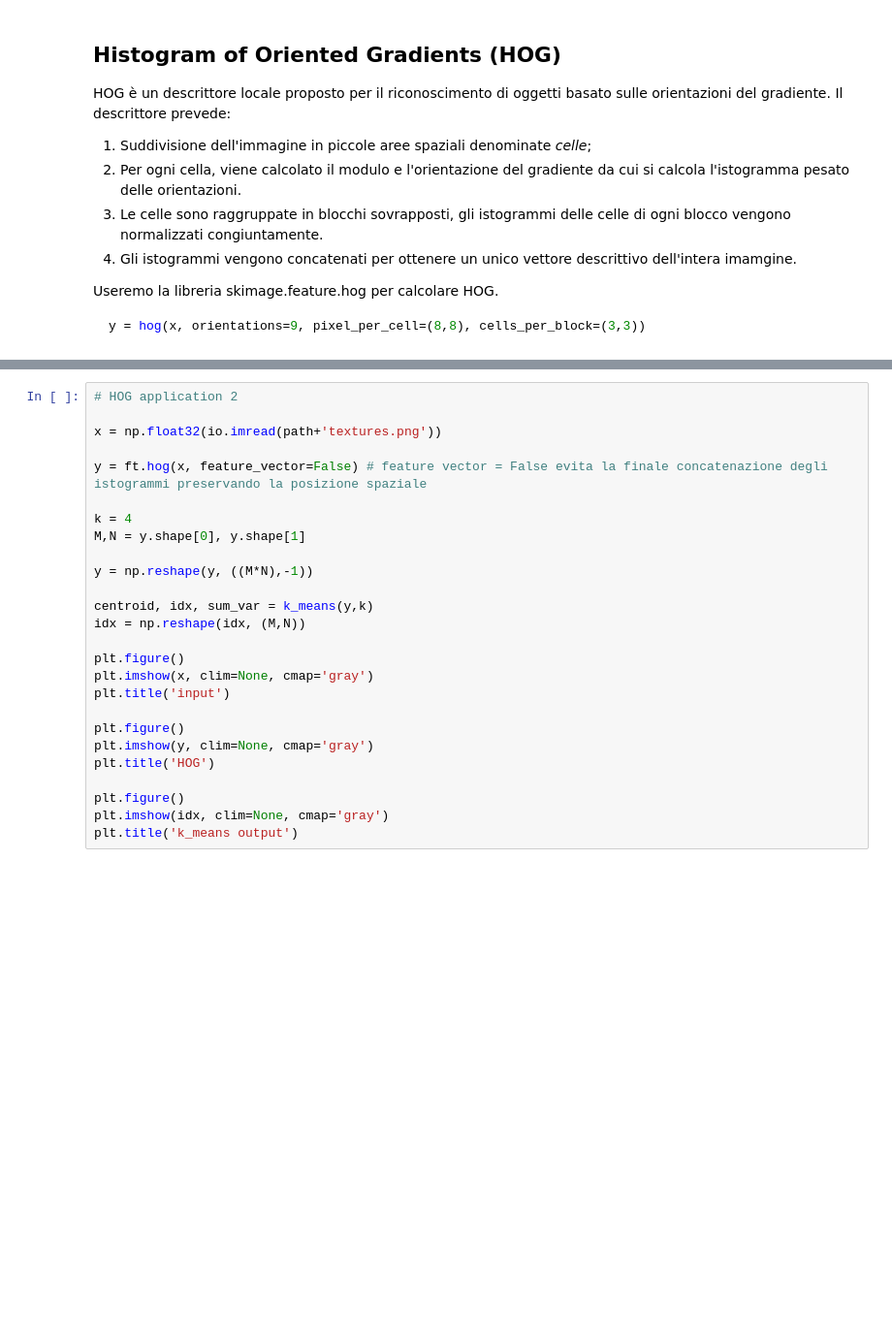
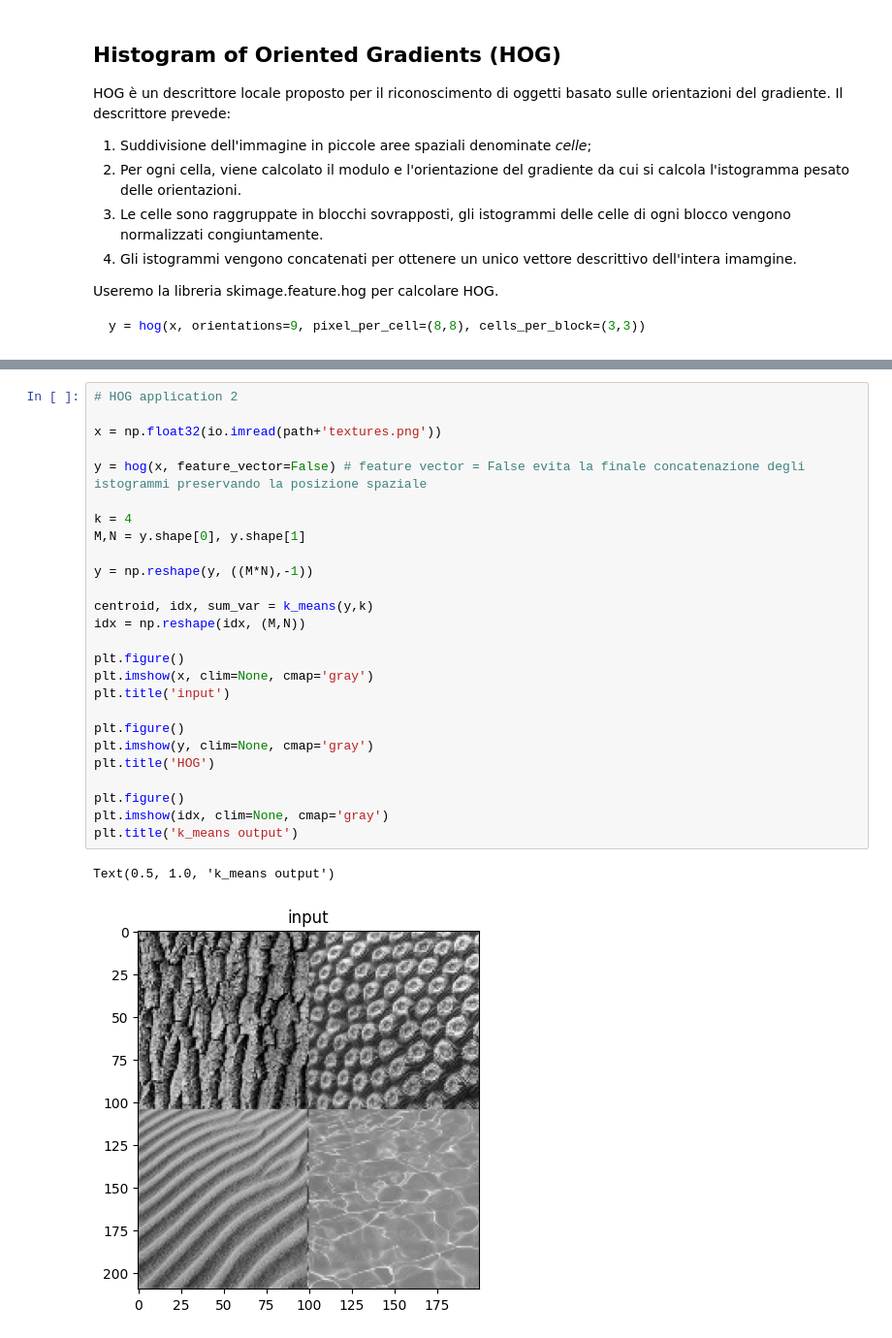
Before and after one commit to roccolr/ESM, a Jupyter notebook: esercitazioni/esercitazione_7/teoria.ipynb, the cells around one changed output, grey strips where cells are left out. Shown at 97% size. Cells and saved outputs as stored; diff of their text form; blank space fills up the shorter version.

```diff
--- a/esercitazioni/esercitazione_7/teoria.ipynb
+++ b/esercitazioni/esercitazione_7/teoria.ipynb
@@ -92,26 +101,29 @@ plt.show()
 # %%
 # HOG application 2
 
 x = np.float32(io.imread(path+'textures.png'))
 
-y = ft.hog(x, feature_vector=False) # feature vector = False evita la finale concatenazione degli istogrammi preservando la posizione spaziale
+y = hog(x, feature_vector=False) # feature vector = False evita la finale concatenazione degli istogrammi preservando la posizione spaziale
 
 k = 4
 M,N = y.shape[0], y.shape[1]
 
 y = np.reshape(y, ((M*N),-1))
 
 centroid, idx, sum_var = k_means(y,k)
 idx = np.reshape(idx, (M,N))
 
 plt.figure()
 plt.imshow(x, clim=None, cmap='gray')
 plt.title('input')
 
 plt.figure()
 plt.imshow(y, clim=None, cmap='gray')
 plt.title('HOG')
 
 plt.figure()
 plt.imshow(idx, clim=None, cmap='gray')
 plt.title('k_means output')
+# %% [output]
+Text(0.5, 1.0, 'k_means output')
+[figure, added]
```
Also changed, not shown: parts of 6 cells of this notebook, 1 other file.
